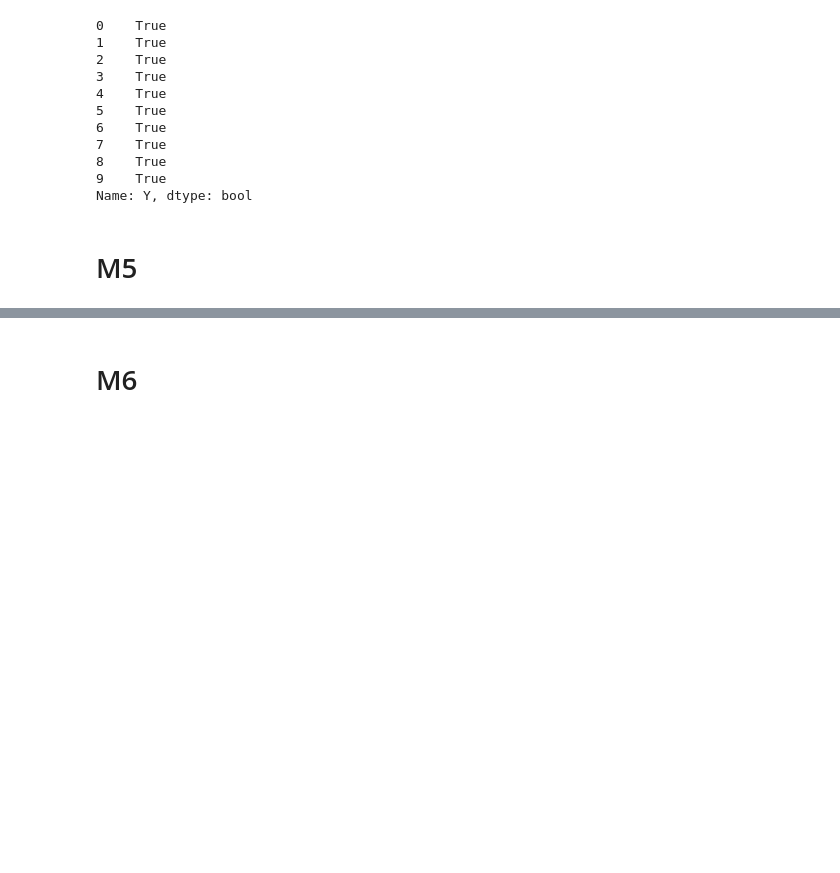
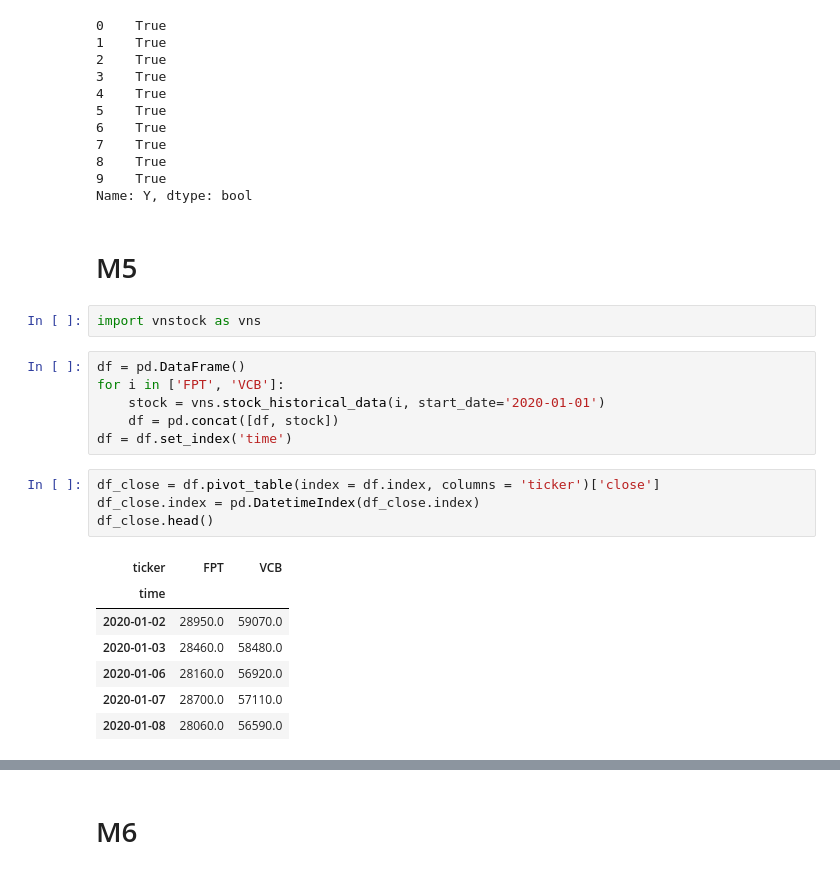
Before and after one commit to Huynh-Tr/MScFE-4, a Jupyter notebook: Derivative Pricing.ipynb, the cells around one changed output, grey strips where cells are left out. Drawn from its saved outputs; the diff is of its cells as text; blank space fills up the shorter version.

```diff
--- a/Derivative Pricing.ipynb
+++ b/Derivative Pricing.ipynb
@@ -1808,3 +1808,23 @@ np.polyval(coef, df.X) == df.Y
 Name: Y, dtype: bool
 # %% [markdown]
 # M5
+# %%
+import vnstock as vns
+# %%
+df = pd.DataFrame()
+for i in ['FPT', 'VCB']:
+    stock = vns.stock_historical_data(i, start_date='2020-01-01')
+    df = pd.concat([df, stock])
+df = df.set_index('time')
+# %%
+df_close = df.pivot_table(index = df.index, columns = 'ticker')['close']
+df_close.index = pd.DatetimeIndex(df_close.index)
+df_close.head()
+# %% [output]
+| ticker | FPT | VCB |
+| time |  |  |
+| 2020-01-02 | 28950.0 | 59070.0 |
+| 2020-01-03 | 28460.0 | 58480.0 |
+| 2020-01-06 | 28160.0 | 56920.0 |
+| 2020-01-07 | 28700.0 | 57110.0 |
+| 2020-01-08 | 28060.0 | 56590.0 |
```
Also changed, not shown: parts of 7 cells of this notebook.
